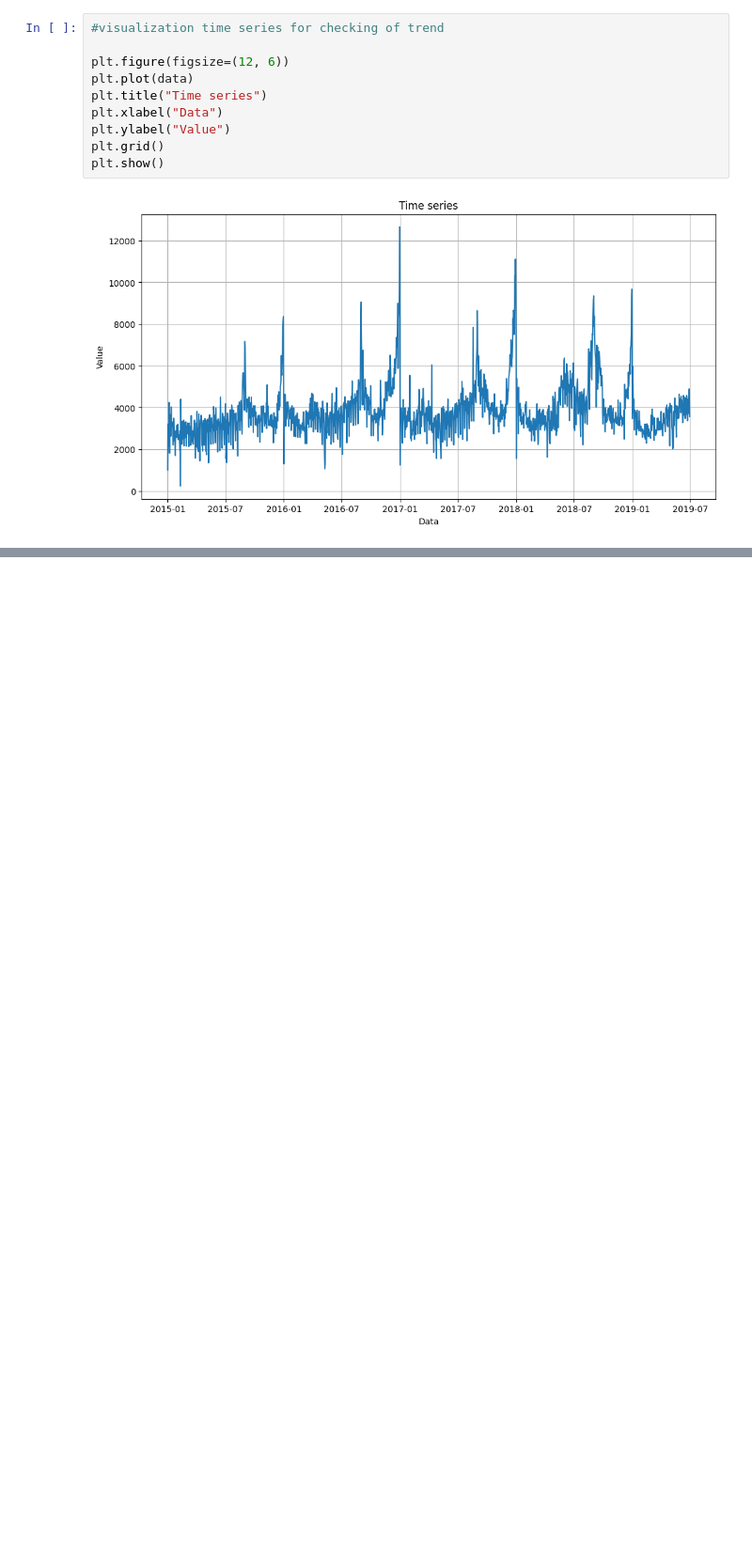
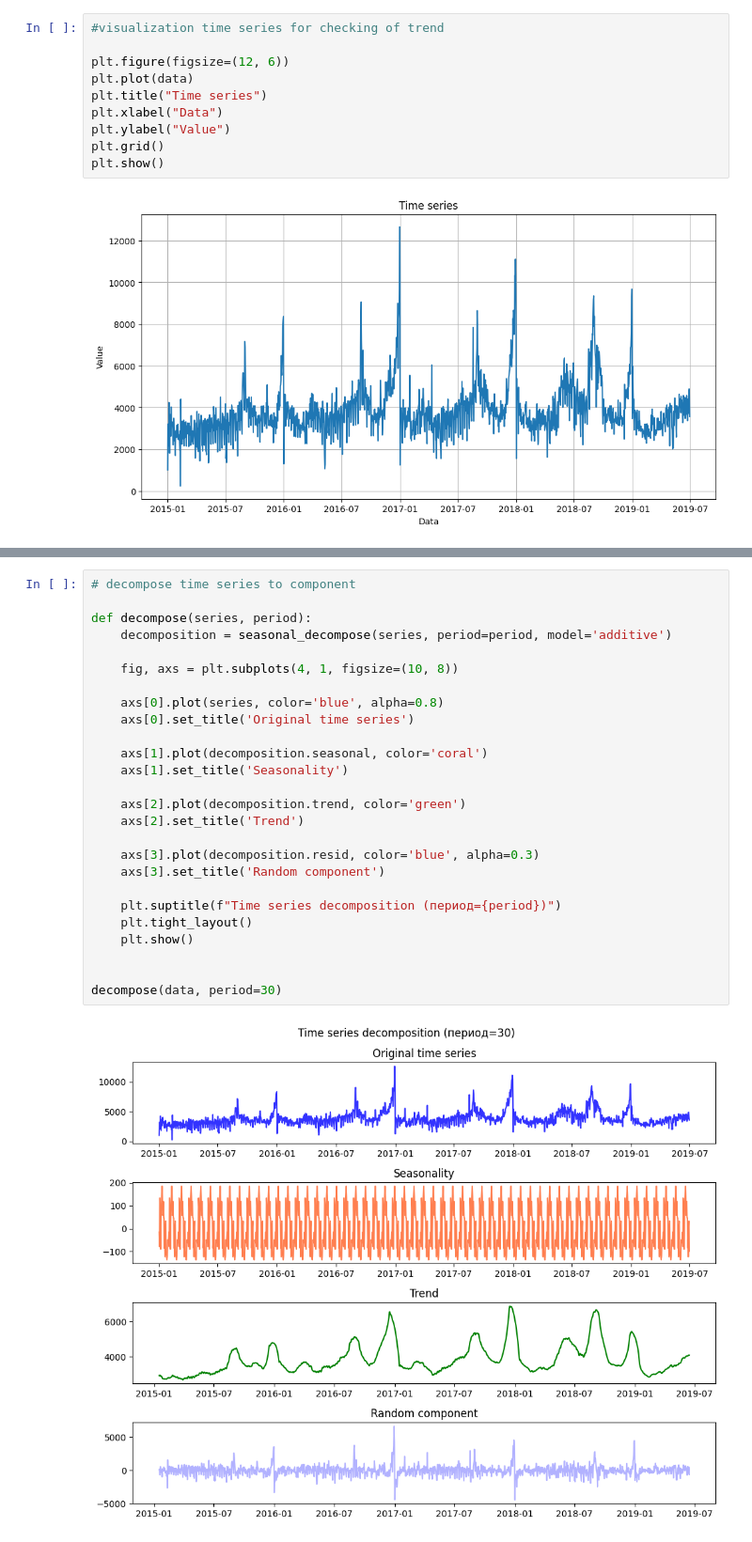
Before and after one commit to kek7777/Business_analysis, a Jupyter notebook: task_1.ipynb, the cells around one changed output, grey strips where cells are left out. Shown at 94% size. Cells and saved outputs as stored; diff of their text form; blank space fills up the shorter version.

```diff
--- a/task_1.ipynb
+++ b/task_1.ipynb
@@ -56,0 +112,28 @@ p-value: 2.1154012725975373e-06
+# %%
+# decompose time series to component
+
+def decompose(series, period):
+    decomposition = seasonal_decompose(series, period=period, model='additive')
+
+    fig, axs = plt.subplots(4, 1, figsize=(10, 8))
+
+    axs[0].plot(series, color='blue', alpha=0.8)
+    axs[0].set_title('Original time series')
+
+    axs[1].plot(decomposition.seasonal, color='coral')
+    axs[1].set_title('Seasonality')
+
+    axs[2].plot(decomposition.trend, color='green')
+    axs[2].set_title('Trend')
+
+    axs[3].plot(decomposition.resid, color='blue', alpha=0.3)
+    axs[3].set_title('Random component')
+
+    plt.suptitle(f"Time series decomposition (период={period})")
+    plt.tight_layout()
+    plt.show()
+
+
+decompose(data, period=30)
+# %% [output]
+[figure, added]
```
Also changed, not shown: parts of 19 cells of this notebook, 1 other file.
